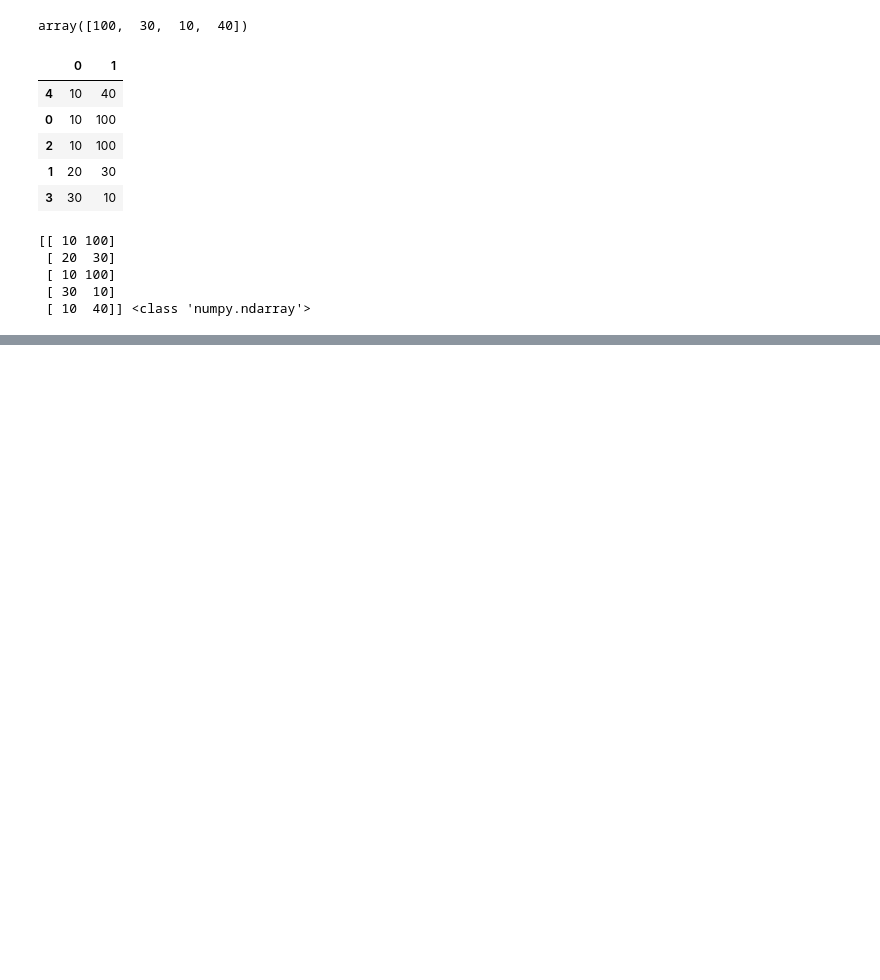
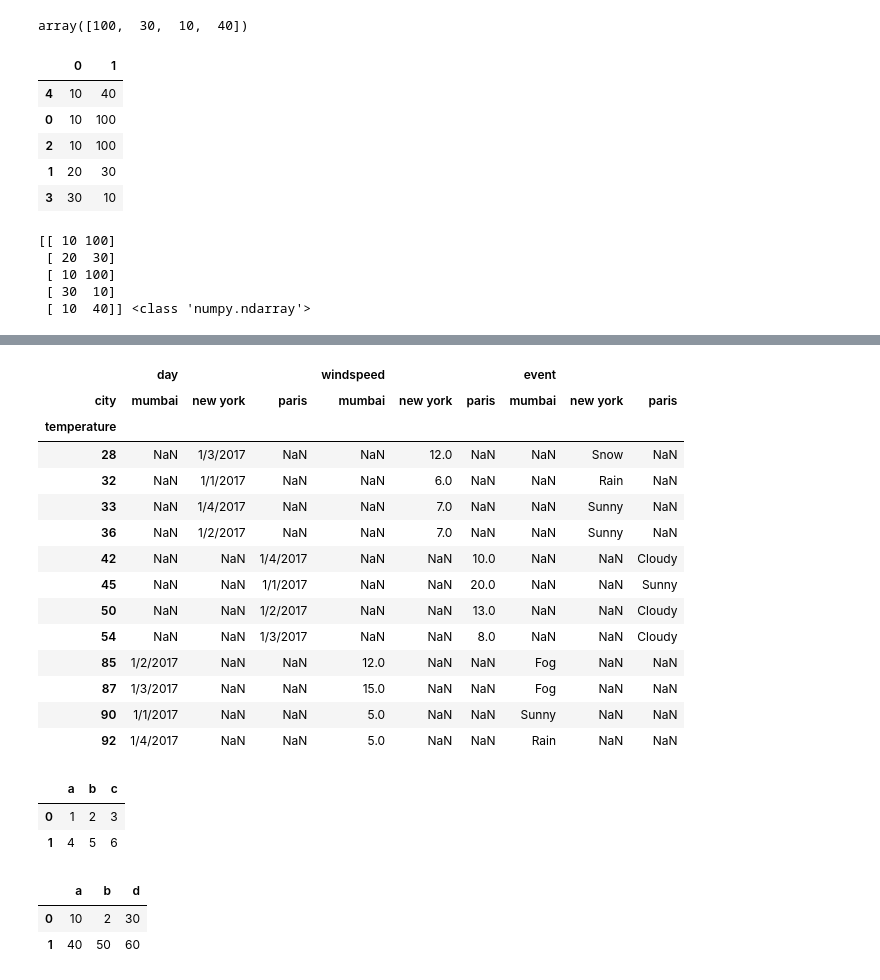
Before and after one commit to ShubhamSinghal12/ChitkaraAIML2024, a Jupyter notebook: G8/PythonBasic/PandasBasic.ipynb, the cells around one changed output, grey strips where cells are left out. Cells and saved outputs as stored; diff of their text form; code cells hidden in the pictures; blank space fills up the shorter version.

```diff
--- a/G8/PythonBasic/PandasBasic.ipynb
+++ b/G8/PythonBasic/PandasBasic.ipynb
@@ -254,0 +276,2 @@ df.drop_duplicates()
+# %%
+df = pd.read_csv('weather_data_cities.csv')
@@ -254,0 +363,32 @@ df.drop_duplicates()
+# %%
+df.pivot(columns='city',index='temperature')
+# %% [output]
+|  | day |  |  | windspeed |  |  | event |  |  |
+| city | mumbai | new york | paris | mumbai | new york | paris | mumbai | new york | paris |
+| temperature |  |  |  |  |  |  |  |  |  |
+| 28 | NaN | 1/3/2017 | NaN | NaN | 12.0 | NaN | NaN | Snow | NaN |
+| 32 | NaN | 1/1/2017 | NaN | NaN | 6.0 | NaN | NaN | Rain | NaN |
+| 33 | NaN | 1/4/2017 | NaN | NaN | 7.0 | NaN | NaN | Sunny | NaN |
+| 36 | NaN | 1/2/2017 | NaN | NaN | 7.0 | NaN | NaN | Sunny | NaN |
+| 42 | NaN | NaN | 1/4/2017 | NaN | NaN | 10.0 | NaN | NaN | Cloudy |
+| 45 | NaN | NaN | 1/1/2017 | NaN | NaN | 20.0 | NaN | NaN | Sunny |
+| 50 | NaN | NaN | 1/2/2017 | NaN | NaN | 13.0 | NaN | NaN | Cloudy |
+| 54 | NaN | NaN | 1/3/2017 | NaN | NaN | 8.0 | NaN | NaN | Cloudy |
+| 85 | 1/2/2017 | NaN | NaN | 12.0 | NaN | NaN | Fog | NaN | NaN |
+| 87 | 1/3/2017 | NaN | NaN | 15.0 | NaN | NaN | Fog | NaN | NaN |
+| 90 | 1/1/2017 | NaN | NaN | 5.0 | NaN | NaN | Sunny | NaN | NaN |
+| 92 | 1/4/2017 | NaN | NaN | 5.0 | NaN | NaN | Rain | NaN | NaN |
+# %%
+df1 = pd.DataFrame([[1,2,3],[4,5,6]],columns=['a','b','c'])
+df1
+# %% [output]
+|  | a | b | c |
+| 0 | 1 | 2 | 3 |
+| 1 | 4 | 5 | 6 |
+# %%
+df2 = pd.DataFrame([[10,2,30],[40,50,60]],columns=['a','b','d'])
+df2
+# %% [output]
+|  | a | b | d |
+| 0 | 10 | 2 | 30 |
+| 1 | 40 | 50 | 60 |
```
Also changed, not shown: parts of 15 cells of this notebook, 7 other files.
